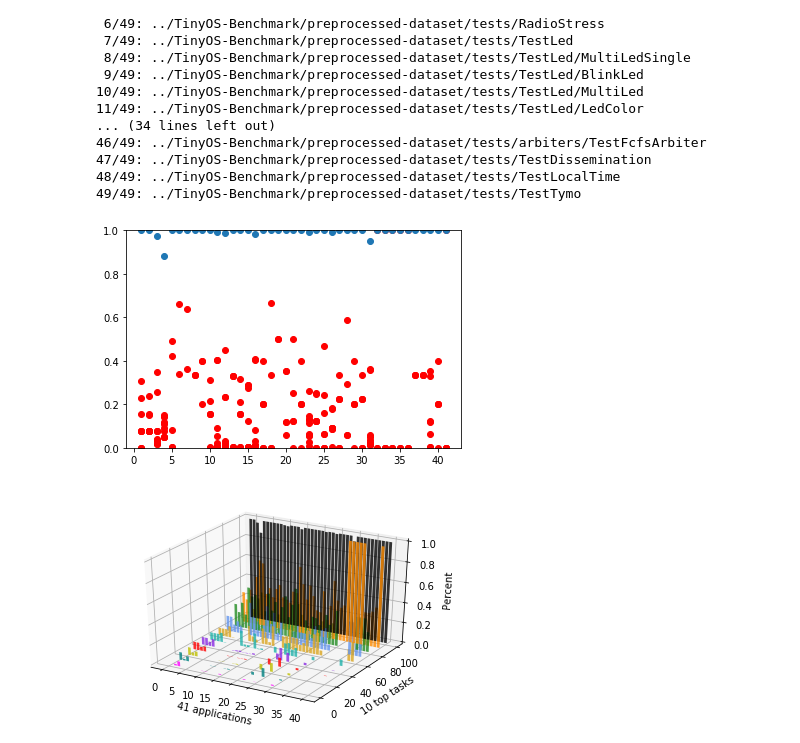
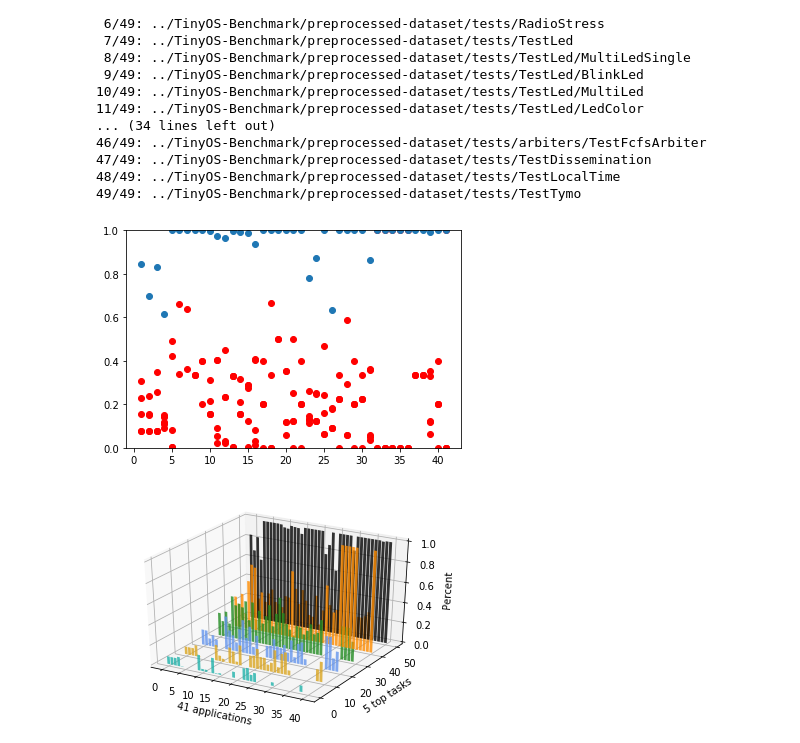
Before and after one commit to NEEMSYS/Thesis-ZhangTe, a Jupyter notebook: chapter3/feature-by-frequency.ipynb, the cells around one changed output. Saved outputs shown, nothing was run; the diff lists cells and outputs as text; code cells hidden in the pictures.

Commit message:
modify task number is 5

```diff
--- a/chapter3/feature-by-frequency.ipynb
+++ b/chapter3/feature-by-frequency.ipynb
@@ -75,28 +75,28 @@ def most_tasks(ls, num=5):
 # %%
 ###################### 2d ######################################
 from mpl_toolkits.mplot3d import Axes3D
 import matplotlib.pyplot as plt
 import numpy as np
 
 plt.figure(0)
-top_task_num = 10
+top_task_num = 5
 y = []
 idx = 1 #
 for k, v in paths_data.items():
     retval = most_tasks(v, top_task_num)
     for e in map(lambda e: e[2], retval[0]):
         plt.plot([idx], [e], marker='o', color='r')
     idx += 1
     y.append(sum(map(lambda e: e[2], retval[0])))
 plt.ylim(0, 1)
 plt.plot(list(range(1, len(y) + 1)), y, marker='o', linestyle=' ')
 
 plt.savefig('feature-by-frequency-2d.png')
 plt.show()
 plt.close(0)
 ############ end of 2d ###########
 # %% [output]
-[figure, old version]
+[figure, new version]
 # %%
 
 ###################### 3d ######################################
@@ -142,4 +142,4 @@ plt.show()
 plt.close(1)
 ############ end of 3d ###########
 # %% [output]
-[figure, old version]
+[figure, new version]
```
